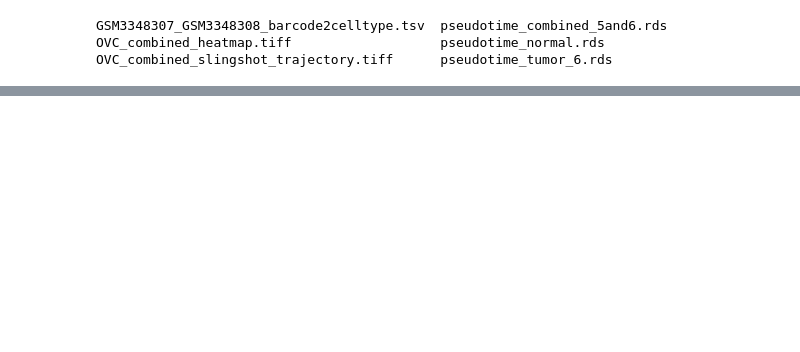
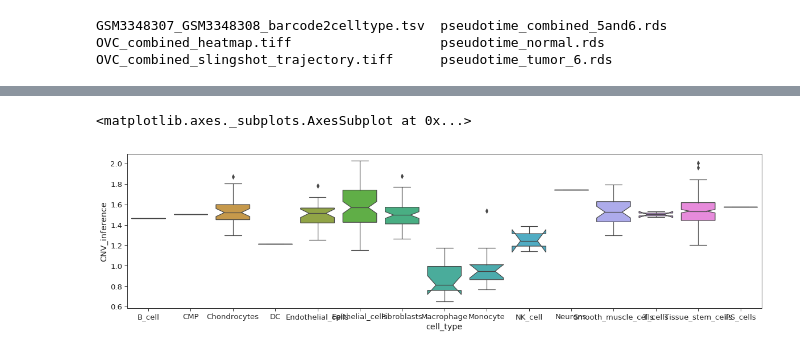
Before and after one commit to NCBI-Codeathons/Understand-cancer-evolution-through-single-cell-expression-dynamics, a Jupyter notebook: tools/palantir/scripts/palantir.ipynb, the cells around one changed output, grey strips where cells are left out. Saved outputs shown, nothing was run; the diff lists cells and outputs as text; code cells hidden in the pictures; blank space fills up the shorter version.

```diff
--- a/tools/palantir/scripts/palantir.ipynb
+++ b/tools/palantir/scripts/palantir.ipynb
@@ -543,0 +572,9 @@ CNV_inference.to_csv(PATH + "CNV_inference.tsv", sep="\t", index=True)
+# %%
+rcParams['figure.figsize'] = (20, 5)
+
+d = adata.obs[["cell_type", "CNV_inference"]]
+
+sns.boxplot(data=d, x="cell_type", y="CNV_inference", notch=True, orient="v")
+# %% [output]
+<matplotlib.axes._subplots.AxesSubplot at 0x...>
+[figure, added]
```
Also changed, not shown: parts of 11 cells of this notebook.
